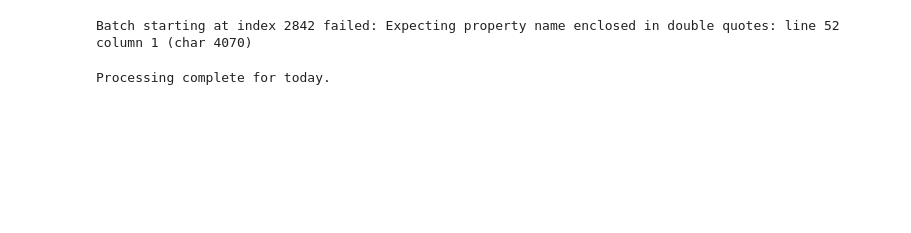
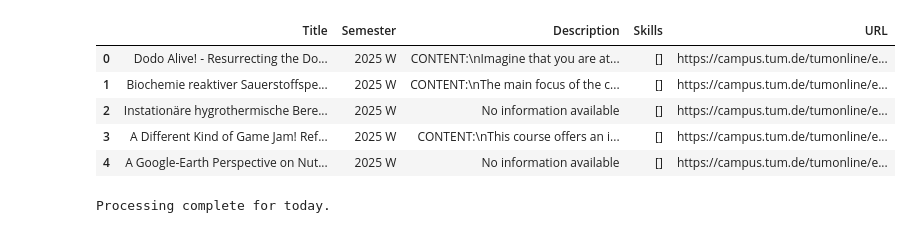
Before and after one commit to abdelrahmanjaber/employeah, a Jupyter notebook: data_pipeline/tum/tum_skills.ipynb, the cells around one changed output. Saved outputs shown, nothing was run; the diff lists cells and outputs as text; code cells hidden in the pictures; blank space fills up the shorter version.

```diff
--- a/data_pipeline/tum/tum_skills.ipynb
+++ b/data_pipeline/tum/tum_skills.ipynb
@@ -105,3 +115,14 @@ if not API_KEY:
+# %%
+for index in range(len(df)):
+    df.at[index,"Skills"] = []
+df.head()
+# %% [output]
+|  | Title | Semester | Description | Skills | URL |
+| 0 | Dodo Alive! - Resurrecting the Do... | 2025 W | CONTENT:\nImagine that you are at... | [] | https://campus.tum.de/tumonline/e... |
+| 1 | Biochemie reaktiver Sauerstoffspe... | 2025 W | CONTENT:\nThe main focus of the c... | [] | https://campus.tum.de/tumonline/e... |
+| 2 | Instationäre hygrothermische Bere... | 2025 W | No information available | [] | https://campus.tum.de/tumonline/e... |
+| 3 | A Different Kind of Game Jam! Ref... | 2025 W | CONTENT:\nThis course offers an i... | [] | https://campus.tum.de/tumonline/e... |
+| 4 | A Google-Earth Perspective on Nut... | 2025 W | No information available | [] | https://campus.tum.de/tumonline/e... |
 # %%
 load_dotenv()
 genai.configure(api_key=os.getenv("GEMINI_API_KEY"))
@@ -110,10 +131,10 @@ model = genai.GenerativeModel("gemini-2.5-flash-lite")
 BATCH_SIZE = 50
 DAILY_LIMIT = 100
 
-with open("../extraction/lists/skills.txt", 'r', encoding='utf-8') as f:
+with open("../extraction/lists/skill_areas.txt", 'r', encoding='utf-8') as f:
     skill_list = [line.strip() for line in f if line.strip()]
 
-unprocessed_indices = df[df['Skills'] == 'Pending...'].index.tolist()
+unprocessed_indices = df[df['Skills'].apply(lambda x: x == [])].index.tolist()
 for i in tqdm(range(0, len(unprocessed_indices), BATCH_SIZE)):
 
     current_request_count = i // BATCH_SIZE
@@ -130,19 +151,37 @@ for i in tqdm(range(0, len(unprocessed_indices), BATCH_SIZE)):
         courses_text += f"ID: {idx} | Title: {row['Title']} | Desc: {desc}\n---\n"
 
     prompt = f"""
-    Identify the most relevant skills for these {len(batch_rows)} courses from the provided list.
-    MAX 10 skills per course, MIN 1 skill per course.
-    You should select only skill that are probably teached in the courses.
+    You are analyzing university courses.
 
-    Skills Bank: {", ".join(skill_list)}
+    Task:
+    For EACH course, select the skills that are MOST LIKELY TAUGHT in the course.
 
-    Courses to Analyze:
+    Rules:
+    - Use ONLY skills from the Skills Bank.
+    - Select between 1 and 10 skills per course.
+    - It is OK to select skills from multiple areas.
+    - Do NOT invent new skills.
+    - Include only skills that are reasonably certain to be taught in the course.
+    - Do NOT include a skill just because it could possibly be taught.
+    - It is fine to include skills mentioned casually if they are actually part of the course content.
+    - Prefer fewer skills with high confidence over many skills with low confidence.
+
+    Skills Bank:
+    {", ".join(skill_list)}
+
+    Courses:
     {courses_text}
 
-    Return a JSON object where:
-    - Keys are the Course IDs (strings)
-    - Values are JSON arrays of strings (the skills)
-    Example: {{"{batch_indices[0]}": ["Python", "SQL"], ...}}
+    Output format (STRICT):
+    Return a JSON object ONLY.
+    - Keys: course IDs (as strings)
+    - Values: list of selected skills
+
+    Example:
+    {{
+    "123": ["Python", "RESTful API", "JSON"],
+    "124": ["C++", "Data Structures"]
+    }}
     """
 
     try:
@@ -171,6 +210,5 @@ for i in tqdm(range(0, len(unprocessed_indices), BATCH_SIZE)):
 df.to_csv("courses_progress.csv", index=False)
 print("Processing complete for today.")
 # %% [output]
-Batch starting at index 2842 failed: Expecting property name enclosed in double quotes: line 52 column 1 (char 4070)
+Processing complete for today.
-Processing complete for today.
 # %%
```
Also changed, not shown: parts of 5 cells of this notebook, 2 other files.
